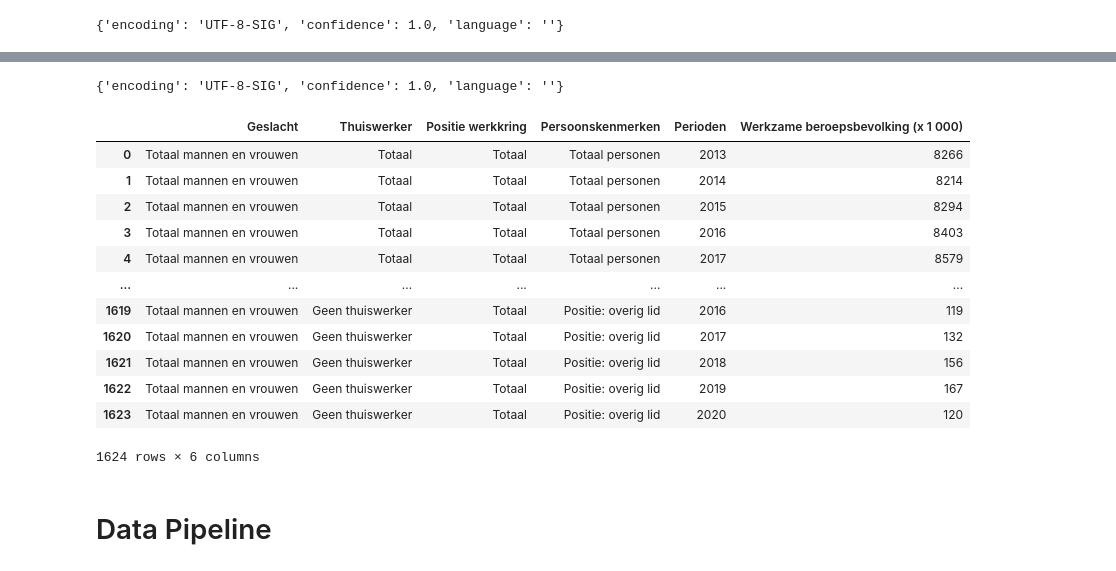
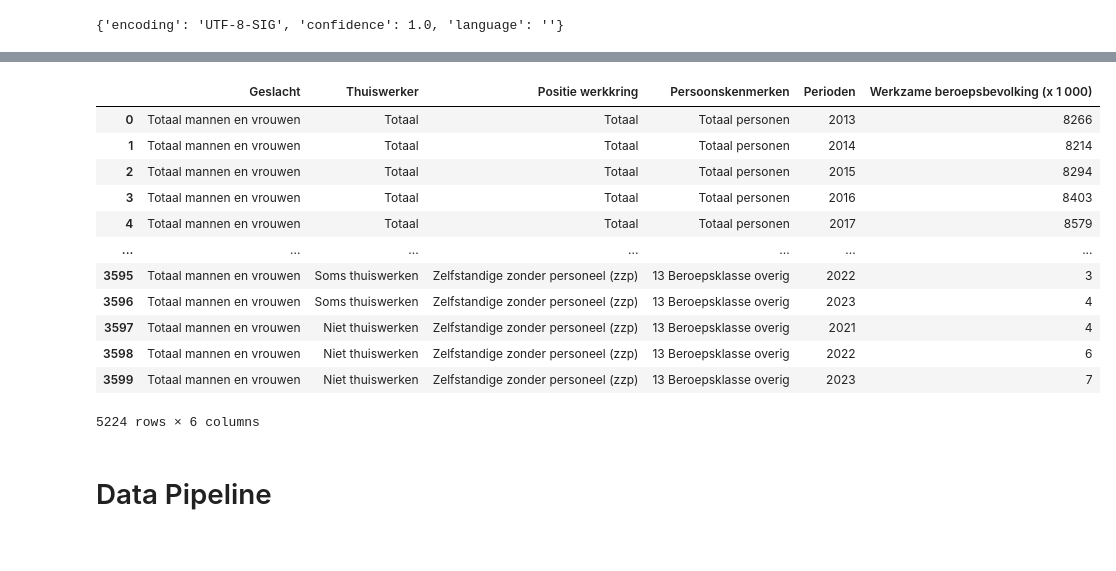
Before and after one commit to Pboucher030/Project-TIL6022, a Jupyter notebook: project_template.ipynb, the cells around one changed output, grey strips where cells are left out. Cells and saved outputs as stored; diff of their text form; code cells hidden in the pictures.

```diff
--- a/project_template.ipynb
+++ b/project_template.ipynb
@@ -160,30 +172,41 @@ NameError: name 'dataset_path_eaq' is not defined
 # %%
 """ WORKING FROM HOME """
-dataset_path_wfh = 'Werkzame_beroepsbevolking__thuiswerken_04102024_193141.csv'
-with open(dataset_path_wfh, 'rb') as rawdata:
+dataset_path_wfh1 = 'Werkzame_beroepsbevolking__thuiswerken_04102024_193141.csv'
+dataset_path_wfh2 = 'Werkzame_beroepsbevolking__thuiswerken_07102024_101921.csv'
+with open(dataset_path_wfh1, 'rb') as rawdata:
 
     result = chardet.detect(rawdata.read(100000))
-
-result
+    result
-# %% [output]
-{'encoding': 'UTF-8-SIG', 'confidence': 1.0, 'language': ''}
-# %%
-df_wfh = pd.read_csv(dataset_path_wfh,delimiter=";",encoding="UTF-8-SIG")
-df_wfh
-# %% [output]
-|  | Geslacht | Thuiswerker | Positie werkkring | Persoonskenmerken | Perioden | Werkzame beroepsbevolking (x 1 000) |
-| 0 | Totaal mannen en vrouwen | Totaal | Totaal | Totaal personen | 2013 | 8266 |
-| 1 | Totaal mannen en vrouwen | Totaal | Totaal | Totaal personen | 2014 | 8214 |
-| 2 | Totaal mannen en vrouwen | Totaal | Totaal | Totaal personen | 2015 | 8294 |
-| 3 | Totaal mannen en vrouwen | Totaal | Totaal | Totaal personen | 2016 | 8403 |
-| 4 | Totaal mannen en vrouwen | Totaal | Totaal | Totaal personen | 2017 | 8579 |
-| ... | ... | ... | ... | ... | ... | ... |
-| 1619 | Totaal mannen en vrouwen | Geen thuiswerker | Totaal | Positie: overig lid | 2016 | 119 |
-| 1620 | Totaal mannen en vrouwen | Geen thuiswerker | Totaal | Positie: overig lid | 2017 | 132 |
-| 1621 | Totaal mannen en vrouwen | Geen thuiswerker | Totaal | Positie: overig lid | 2018 | 156 |
-| 1622 | Totaal mannen en vrouwen | Geen thuiswerker | Totaal | Positie: overig lid | 2019 | 167 |
-| 1623 | Totaal mannen en vrouwen | Geen thuiswerker | Totaal | Positie: overig lid | 2020 | 120 |
-1624 rows × 6 columns
+# %%
+df_wfh1 = pd.read_csv(dataset_path_wfh1,delimiter=";",encoding="UTF-8-SIG")
+df_wfh2 = pd.read_csv(dataset_path_wfh2,delimiter=";",encoding="UTF-8-SIG")
+
+df_wfh1
+
+df_wfh2.rename(columns={'Positie in de werkkring': 'Positie werkkring'}, inplace=True)
+df_wfh2.rename(columns={'Thuiswerken': 'Thuiswerker'}, inplace=True)
+
+columns = list(df_wfh2.columns)
+columns.insert(1, columns.pop(columns.index('Thuiswerker')))
+df_wfh2 = df_wfh2[columns]
+
+df_merged = pd.concat([df_wfh1,df_wfh2])
+
+df_merged
+# %% [output]
+|  | Geslacht | Thuiswerker | Positie werkkring | Persoonskenmerken | Perioden | Werkzame beroepsbevolking (x 1 000) |
+| 0 | Totaal mannen en vrouwen | Totaal | Totaal | Totaal personen | 2013 | 8266 |
+| 1 | Totaal mannen en vrouwen | Totaal | Totaal | Totaal personen | 2014 | 8214 |
+| 2 | Totaal mannen en vrouwen | Totaal | Totaal | Totaal personen | 2015 | 8294 |
+| 3 | Totaal mannen en vrouwen | Totaal | Totaal | Totaal personen | 2016 | 8403 |
+| 4 | Totaal mannen en vrouwen | Totaal | Totaal | Totaal personen | 2017 | 8579 |
+| ... | ... | ... | ... | ... | ... | ... |
+| 3595 | Totaal mannen en vrouwen | Soms thuiswerken | Zelfstandige zonder personeel (zzp) | 13 Beroepsklasse overig | 2022 | 3 |
+| 3596 | Totaal mannen en vrouwen | Soms thuiswerken | Zelfstandige zonder personeel (zzp) | 13 Beroepsklasse overig | 2023 | 4 |
+| 3597 | Totaal mannen en vrouwen | Niet thuiswerken | Zelfstandige zonder personeel (zzp) | 13 Beroepsklasse overig | 2021 | 4 |
+| 3598 | Totaal mannen en vrouwen | Niet thuiswerken | Zelfstandige zonder personeel (zzp) | 13 Beroepsklasse overig | 2022 | 6 |
+| 3599 | Totaal mannen en vrouwen | Niet thuiswerken | Zelfstandige zonder personeel (zzp) | 13 Beroepsklasse overig | 2023 | 7 |
+5224 rows × 6 columns
 # %% [markdown]
 # Data Pipeline
 # %% [markdown]
```
Also changed, not shown: parts of 1 cell of this notebook.
